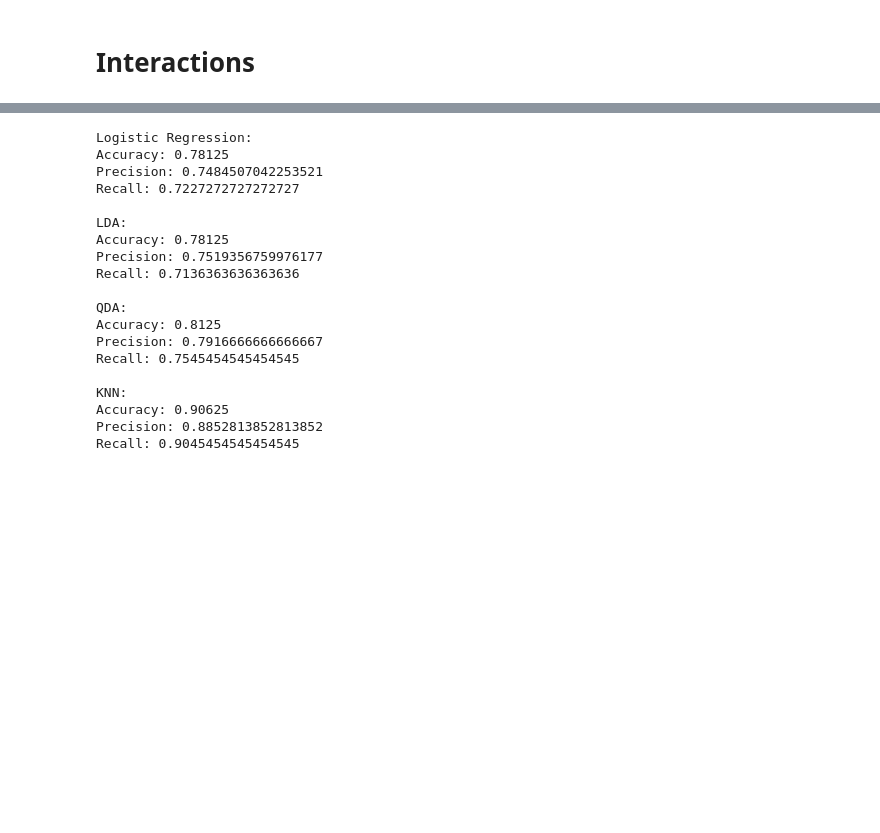
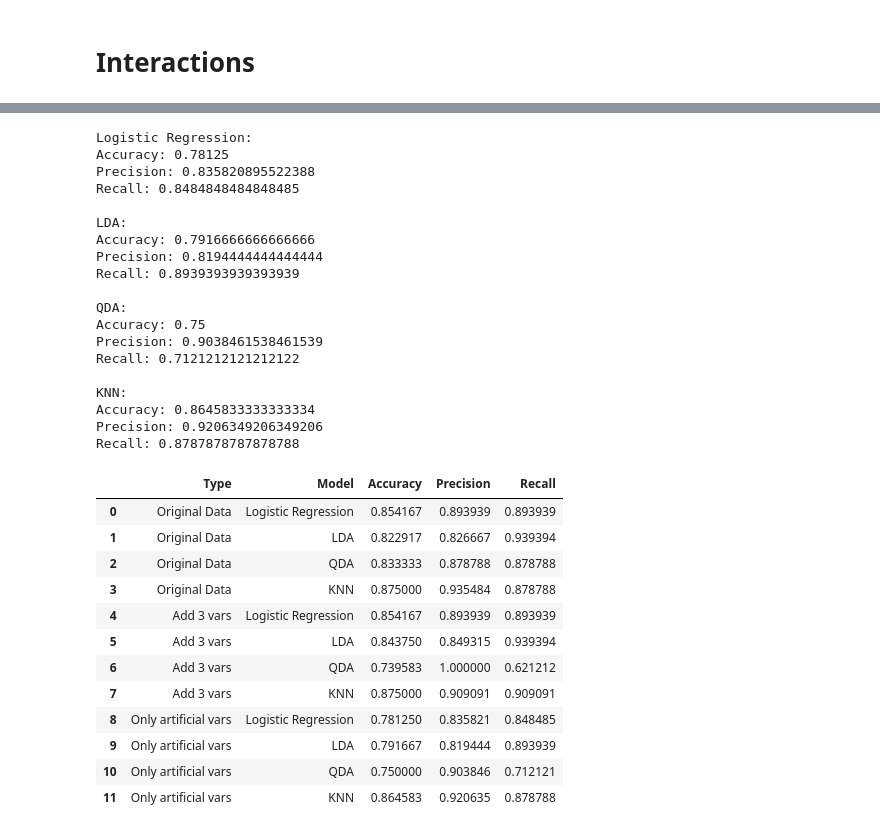
Before and after one commit to wojtas000/Advanced_Machine_Learning, a Jupyter notebook: experiments2.ipynb, the cells around one changed output, grey strips where cells are left out. Cells and saved outputs as stored; diff of their text form; code cells hidden in the pictures; blank space fills up the shorter version.

```diff
--- a/experiments2.ipynb
+++ b/experiments2.ipynb
@@ -1 +8,4 @@
+# %%
+
+final_comparison = pd.DataFrame(columns=['Type','Model', 'Accuracy', 'Precision', 'Recall'])
 # %%
@@ -244,32 +279,32 @@ lr = logistic_regression()
 lr.fit(X_train, y_train)
 lr_pred = lr.predict(X_test)
 lr_acc = accuracy_score(y_test, lr_pred)
-lr_precision = precision_score(y_test, lr_pred, average='macro')
-lr_recall = recall_score(y_test, lr_pred, average='macro')
+lr_precision = precision_score(y_test, lr_pred)
+lr_recall = recall_score(y_test, lr_pred)
 
 # Train and evaluate LDA
 lda = LinearDiscriminantAnalysis()
 lda.fit(X_train, y_train)
 lda_pred = lda.predict(X_test)
 lda_acc = accuracy_score(y_test, lda_pred)
-lda_precision = precision_score(y_test, lda_pred, average='macro')
-lda_recall = recall_score(y_test, lda_pred, average='macro')
+lda_precision = precision_score(y_test, lda_pred)
+lda_recall = recall_score(y_test, lda_pred)
 
 # Train and evaluate QDA
 qda = QuadraticDiscriminantAnalysis()
 qda.fit(X_train, y_train)
 qda_pred = qda.predict(X_test)
 qda_acc = accuracy_score(y_test, qda_pred)
-qda_precision = precision_score(y_test, qda_pred, average='macro')
-qda_recall = recall_score(y_test, qda_pred, average='macro')
+qda_precision = precision_score(y_test, qda_pred)
+qda_recall = recall_score(y_test, qda_pred)
 
 # Train and evaluate KNN
 knn = KNeighborsClassifier()
 knn.fit(X_train, y_train)
 knn_pred = knn.predict(X_test)
 knn_acc = accuracy_score(y_test, knn_pred)
-knn_precision = precision_score(y_test, knn_pred, average='macro')
-knn_recall = recall_score(y_test, knn_pred, average='macro')
+knn_precision = precision_score(y_test, knn_pred)
+knn_recall = recall_score(y_test, knn_pred)
 
 # Print evaluation results
 print('Logistic Regression:')
@@ -277,37 +312,57 @@ print(f'Accuracy: {lr_acc}')
 print(f'Precision: {lr_precision}')
 print(f'Recall: {lr_recall}')
 print()
+final_comparison = pd.concat([final_comparison, pd.DataFrame({'Type': 'Only artificial vars', 'Model': 'Logistic Regression', 'Accuracy': lr_acc, 'Precision': lr_precision, 'Recall': lr_recall}, index=[0])], ignore_index=True)
 print('LDA:')
 print(f'Accuracy: {lda_acc}')
 print(f'Precision: {lda_precision}')
 print(f'Recall: {lda_recall}')
 print()
+final_comparison = pd.concat([final_comparison, pd.DataFrame({'Type': 'Only artificial vars', 'Model': 'LDA', 'Accuracy': lda_acc, 'Precision': lda_precision, 'Recall': lda_recall}, index=[0])], ignore_index=True)
 print('QDA:')
 print(f'Accuracy: {qda_acc}')
 print(f'Precision: {qda_precision}')
 print(f'Recall: {qda_recall}')
 print()
+final_comparison = pd.concat([final_comparison, pd.DataFrame({'Type': 'Only artificial vars', 'Model': 'QDA', 'Accuracy': qda_acc, 'Precision': qda_precision, 'Recall': qda_recall}, index=[0])], ignore_index=True)
 print('KNN:')
 print(f'Accuracy: {knn_acc}')
 print(f'Precision: {knn_precision}')
 print(f'Recall: {knn_recall}')
+final_comparison = pd.concat([final_comparison, pd.DataFrame({'Type': 'Only artificial vars', 'Model': 'KNN', 'Accuracy': knn_acc, 'Precision': knn_precision, 'Recall': knn_recall}, index=[0])], ignore_index=True)
 # %% [output]
 Logistic Regression:
 Accuracy: 0.78125
-Precision: 0.7484507042253521
-Recall: 0.7227272727272727
+Precision: 0.835820895522388
+Recall: 0.8484848484848485
 
 LDA:
-Accuracy: 0.78125
-Precision: 0.7519356759976177
-Recall: 0.7136363636363636
+Accuracy: 0.7916666666666666
+Precision: 0.8194444444444444
+Recall: 0.8939393939393939
 
 QDA:
-Accuracy: 0.8125
-Precision: 0.7916666666666667
-Recall: 0.7545454545454545
+Accuracy: 0.75
+Precision: 0.9038461538461539
+Recall: 0.7121212121212122
 
 KNN:
-Accuracy: 0.90625
-Precision: 0.8852813852813852
-Recall: 0.9045454545454545
+Accuracy: 0.8645833333333334
+Precision: 0.9206349206349206
+Recall: 0.8787878787878788
+# %%
+final_comparison
+# %% [output]
+|  | Type | Model | Accuracy | Precision | Recall |
+| 0 | Original Data | Logistic Regression | 0.854167 | 0.893939 | 0.893939 |
+| 1 | Original Data | LDA | 0.822917 | 0.826667 | 0.939394 |
+| 2 | Original Data | QDA | 0.833333 | 0.878788 | 0.878788 |
+| 3 | Original Data | KNN | 0.875000 | 0.935484 | 0.878788 |
+| 4 | Add 3 vars | Logistic Regression | 0.854167 | 0.893939 | 0.893939 |
+| 5 | Add 3 vars | LDA | 0.843750 | 0.849315 | 0.939394 |
+| 6 | Add 3 vars | QDA | 0.739583 | 1.000000 | 0.621212 |
+| 7 | Add 3 vars | KNN | 0.875000 | 0.909091 | 0.909091 |
+| 8 | Only artificial vars | Logistic Regression | 0.781250 | 0.835821 | 0.848485 |
+| 9 | Only artificial vars | LDA | 0.791667 | 0.819444 | 0.893939 |
+| 10 | Only artificial vars | QDA | 0.750000 | 0.903846 | 0.712121 |
+| 11 | Only artificial vars | KNN | 0.864583 | 0.920635 | 0.878788 |
```
Also changed, not shown: parts of 10 cells of this notebook, 2 other files.
